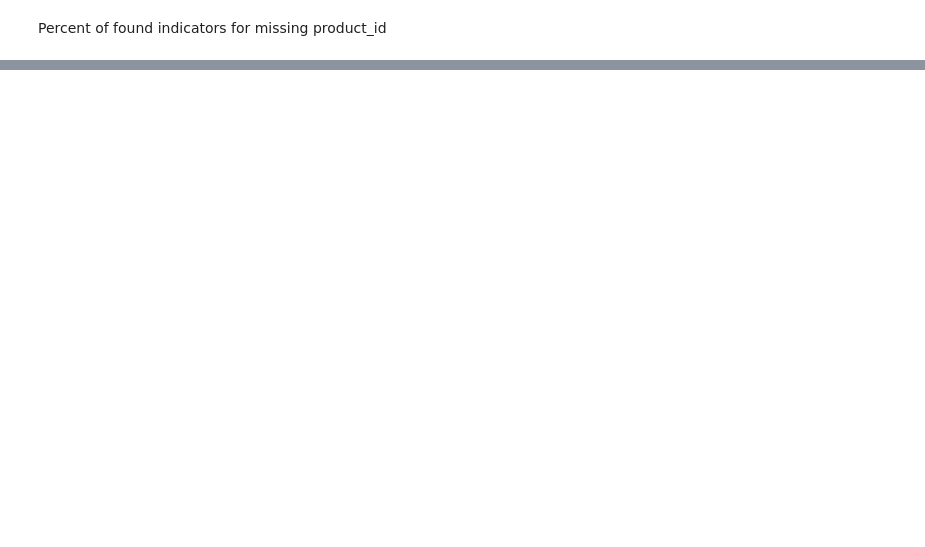
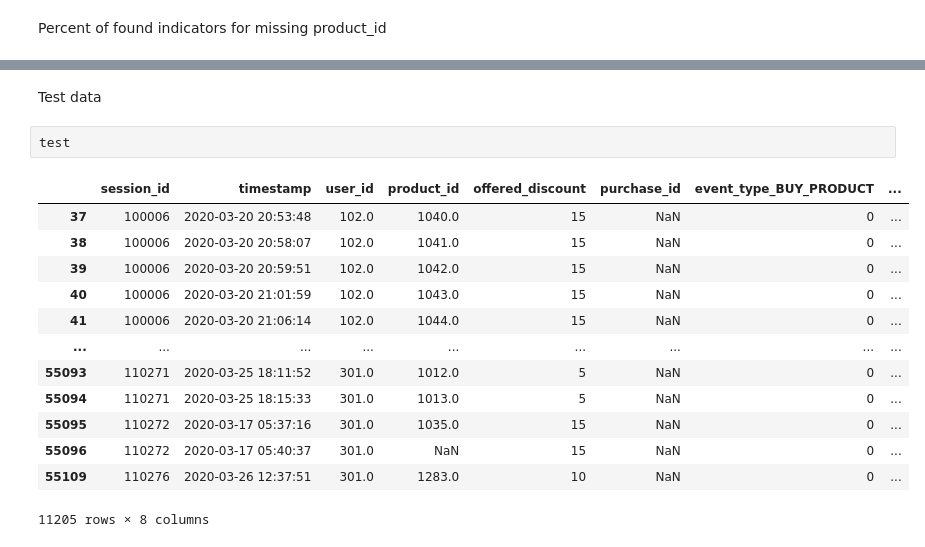
Before and after one commit to mrozans/Customer_Classifier, a Jupyter notebook: src/Report.ipynb, the cells around one changed output, grey strips where cells are left out. Saved outputs shown, nothing was run; the diff lists cells and outputs as text; blank space fills up the shorter version.

```diff
--- a/src/Report.ipynb
+++ b/src/Report.ipynb
@@ -284,0 +231,18 @@ correct2/tested
+# %% [markdown]
+Test data
+# %%
+test
+# %% [output]
+|  | session_id | timestamp | user_id | product_id | offered_discount | purchase_id | event_type_BUY_PRODUCT | ... |
+| 37 | 100006 | 2020-03-20 20:53:48 | 102.0 | 1040.0 | 15 | NaN | 0 | ... |
+| 38 | 100006 | 2020-03-20 20:58:07 | 102.0 | 1041.0 | 15 | NaN | 0 | ... |
+| 39 | 100006 | 2020-03-20 20:59:51 | 102.0 | 1042.0 | 15 | NaN | 0 | ... |
+| 40 | 100006 | 2020-03-20 21:01:59 | 102.0 | 1043.0 | 15 | NaN | 0 | ... |
+| 41 | 100006 | 2020-03-20 21:06:14 | 102.0 | 1044.0 | 15 | NaN | 0 | ... |
+| ... | ... | ... | ... | ... | ... | ... | ... | ... |
+| 55093 | 110271 | 2020-03-25 18:11:52 | 301.0 | 1012.0 | 5 | NaN | 0 | ... |
+| 55094 | 110271 | 2020-03-25 18:15:33 | 301.0 | 1013.0 | 5 | NaN | 0 | ... |
+| 55095 | 110272 | 2020-03-17 05:37:16 | 301.0 | 1035.0 | 15 | NaN | 0 | ... |
+| 55096 | 110272 | 2020-03-17 05:40:37 | 301.0 | NaN | 15 | NaN | 0 | ... |
+| 55109 | 110276 | 2020-03-26 12:37:51 | 301.0 | 1283.0 | 10 | NaN | 0 | ... |
+11205 rows × 8 columns
```
Also changed, not shown: parts of 60 cells of this notebook, 5 other files.
